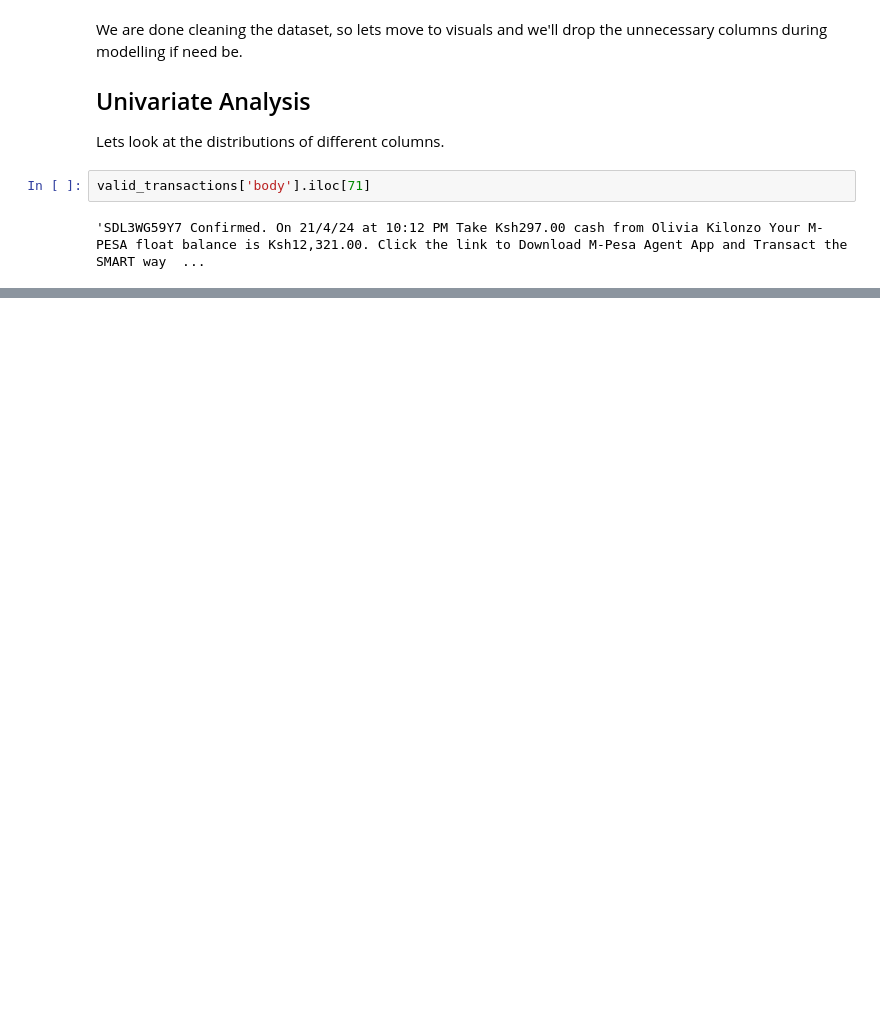
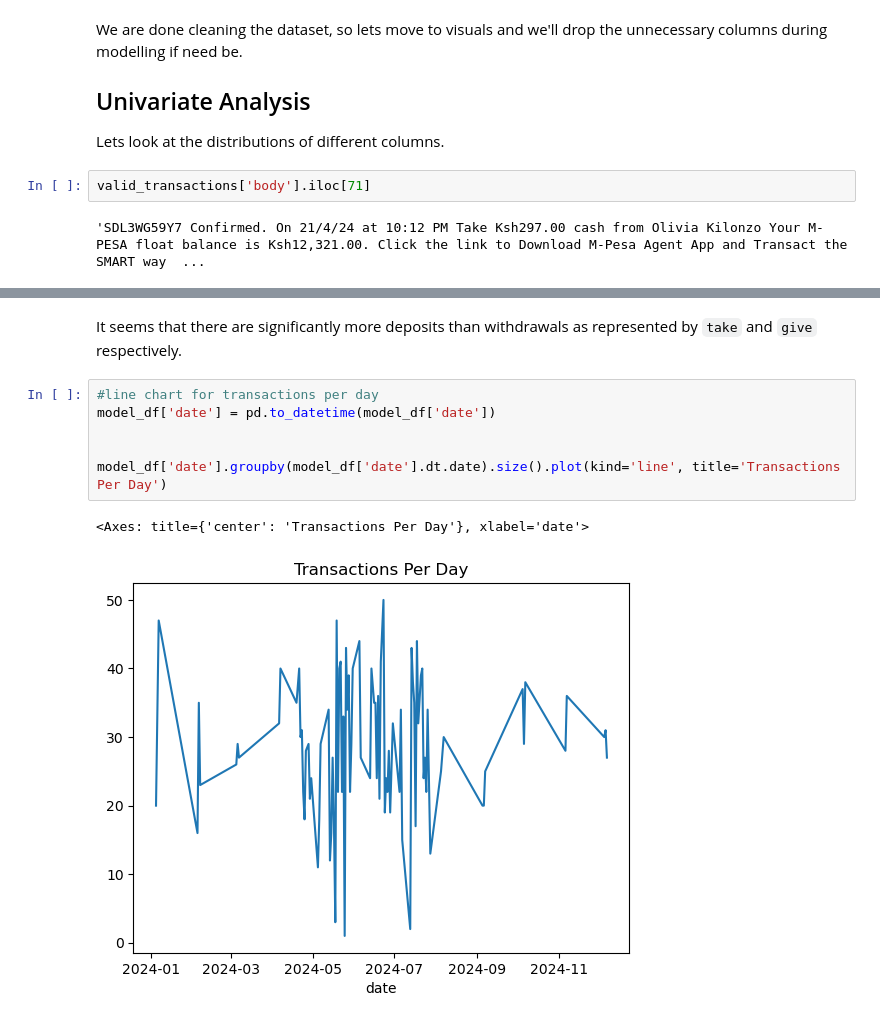
Before and after one commit to MarwaBrian/mpesa, a Jupyter notebook: index.ipynb, the cells around one changed output, grey strips where cells are left out. Saved outputs shown, nothing was run; the diff lists cells and outputs as text; blank space fills up the shorter version.

```diff
--- a/index.ipynb
+++ b/index.ipynb
@@ -458,0 +531,11 @@ valid_transactions
+# %% [markdown]
+It seems that there are significantly more deposits than withdrawals as represented by `take` and `give` respectively.
+# %%
+#line chart for transactions per day
+model_df['date'] = pd.to_datetime(model_df['date'])
+
+
+model_df['date'].groupby(model_df['date'].dt.date).size().plot(kind='line', title='Transactions Per Day')
+# %% [output]
+<Axes: title={'center': 'Transactions Per Day'}, xlabel='date'>
+[figure, added]
```
Also changed, not shown: parts of 11 cells of this notebook.
